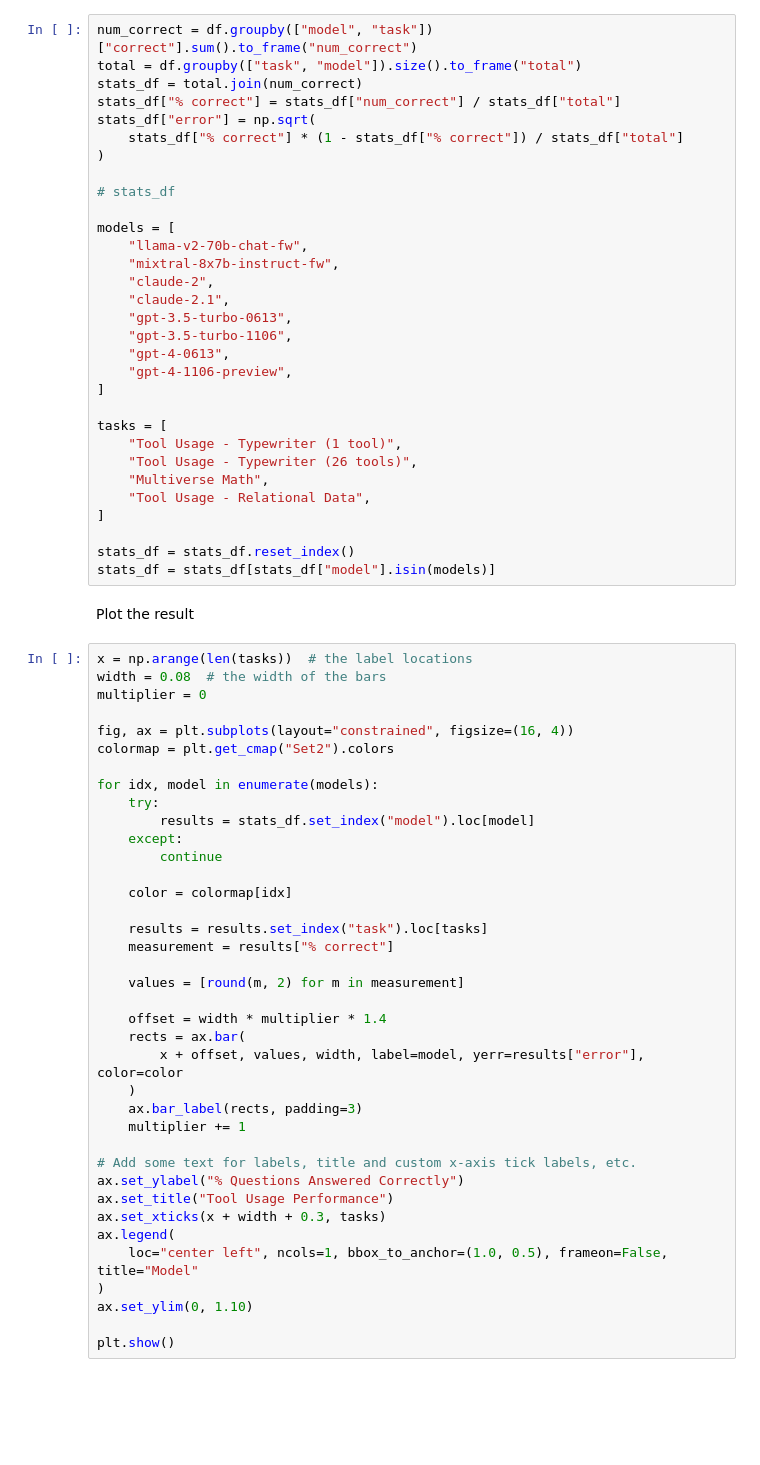
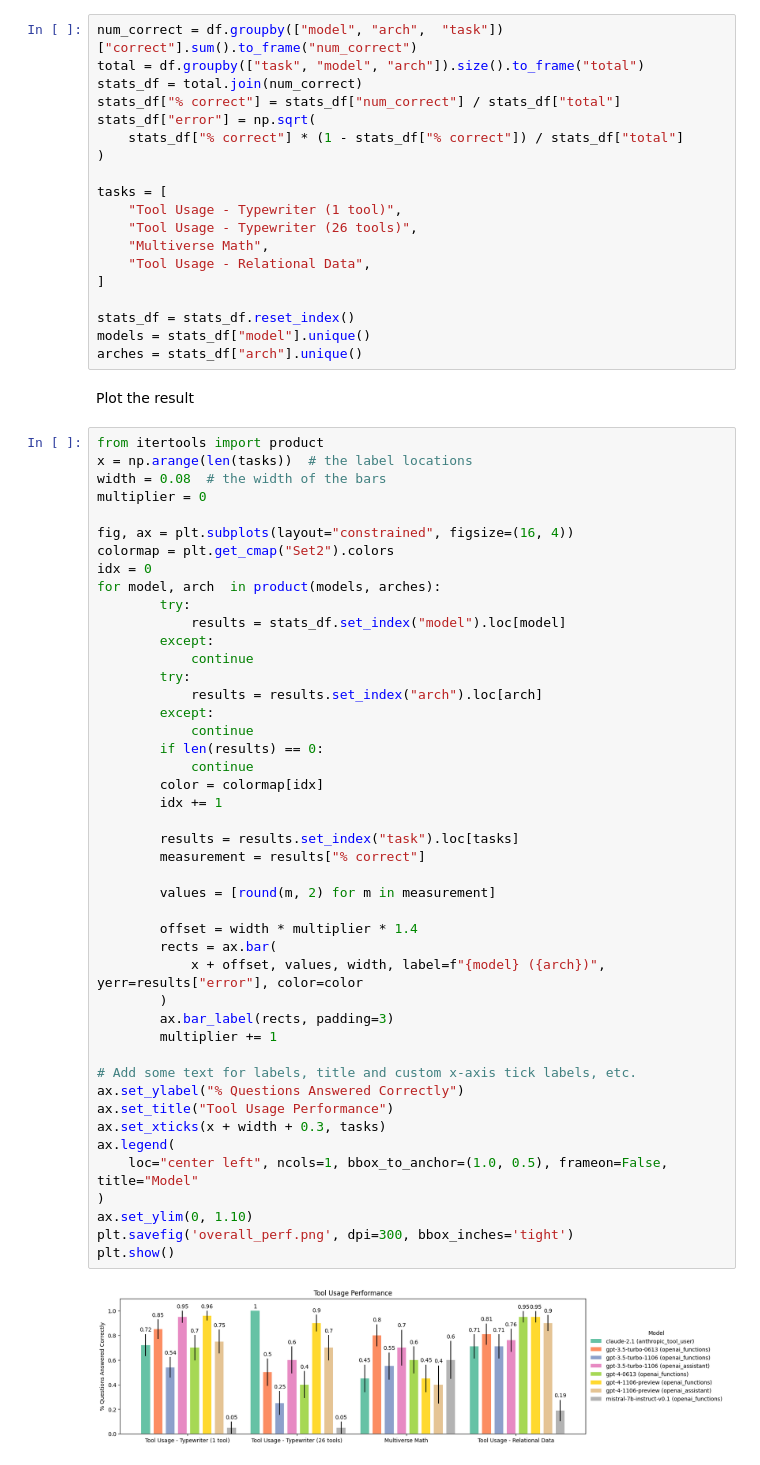
Before and after one commit to langchain-ai/langchain-benchmarks, a Jupyter notebook: docs/source/notebooks/tool_usage/benchmark_all_tasks.ipynb, the cells around one changed output. Cells and saved outputs as stored; diff of their text form; blank space fills up the shorter version.

```diff
--- a/docs/source/notebooks/tool_usage/benchmark_all_tasks.ipynb
+++ b/docs/source/notebooks/tool_usage/benchmark_all_tasks.ipynb
@@ -160,26 +208,13 @@ df["correct"].fillna(0, inplace=True)
 # %% [markdown]
 Compute some statistics. We're using estimating standard error of the mean assuming a bernoulli process.
 # %%
-num_correct = df.groupby(["model", "task"])["correct"].sum().to_frame("num_correct")
-total = df.groupby(["task", "model"]).size().to_frame("total")
+num_correct = df.groupby(["model", "arch",  "task"])["correct"].sum().to_frame("num_correct")
+total = df.groupby(["task", "model", "arch"]).size().to_frame("total")
 stats_df = total.join(num_correct)
 stats_df["% correct"] = stats_df["num_correct"] / stats_df["total"]
 stats_df["error"] = np.sqrt(
     stats_df["% correct"] * (1 - stats_df["% correct"]) / stats_df["total"]
 )
-
-# stats_df
-
-models = [
-    "llama-v2-70b-chat-fw",
-    "mixtral-8x7b-instruct-fw",
-    "claude-2",
-    "claude-2.1",
-    "gpt-3.5-turbo-0613",
-    "gpt-3.5-turbo-1106",
-    "gpt-4-0613",
-    "gpt-4-1106-preview",
-]
 
 tasks = [
     "Tool Usage - Typewriter (1 tool)",
@@ -189,44 +224,54 @@ tasks = [
 ]
 
 stats_df = stats_df.reset_index()
-stats_df = stats_df[stats_df["model"].isin(models)]
+models = stats_df["model"].unique()
+arches = stats_df["arch"].unique()
 # %% [markdown]
 Plot the result
 # %%
+from itertools import product
 x = np.arange(len(tasks))  # the label locations
 width = 0.08  # the width of the bars
 multiplier = 0
 
 fig, ax = plt.subplots(layout="constrained", figsize=(16, 4))
 colormap = plt.get_cmap("Set2").colors
+idx = 0
+for model, arch  in product(models, arches):
+        try:
+            results = stats_df.set_index("model").loc[model]
+        except:
+            continue
+        try:
+            results = results.set_index("arch").loc[arch]
+        except:
+            continue
+        if len(results) == 0:
+            continue
+        color = colormap[idx]
+        idx += 1
 
-for idx, model in enumerate(models):
-    try:
-        results = stats_df.set_index("model").loc[model]
-    except:
-        continue
+        results = results.set_index("task").loc[tasks]
+        measurement = results["% correct"]
 
-    color = colormap[idx]
+        values = [round(m, 2) for m in measurement]
 
-    results = results.set_index("task").loc[tasks]
-    measurement = results["% correct"]
-
-    values = [round(m, 2) for m in measurement]
-
-    offset = width * multiplier * 1.4
-    rects = ax.bar(
-        x + offset, values, width, label=model, yerr=results["error"], color=color
-    )
-    ax.bar_label(rects, padding=3)
-    multiplier += 1
+        offset = width * multiplier * 1.4
+        rects = ax.bar(
+            x + offset, values, width, label=f"{model} ({arch})", yerr=results["error"], color=color
+        )
+        ax.bar_label(rects, padding=3)
+        multiplier += 1
 
 # Add some text for labels, title and custom x-axis tick labels, etc.
 ax.set_ylabel("% Questions Answered Correctly")
 ax.set_title("Tool Usage Performance")
 ax.set_xticks(x + width + 0.3, tasks)
 ax.legend(
     loc="center left", ncols=1, bbox_to_anchor=(1.0, 0.5), frameon=False, title="Model"
 )
 ax.set_ylim(0, 1.10)
-
+plt.savefig('overall_perf.png', dpi=300, bbox_inches='tight')
 plt.show()
+# %% [output]
+[figure, added]
```
Also changed, not shown: parts of 7 cells of this notebook, 3 other files.
